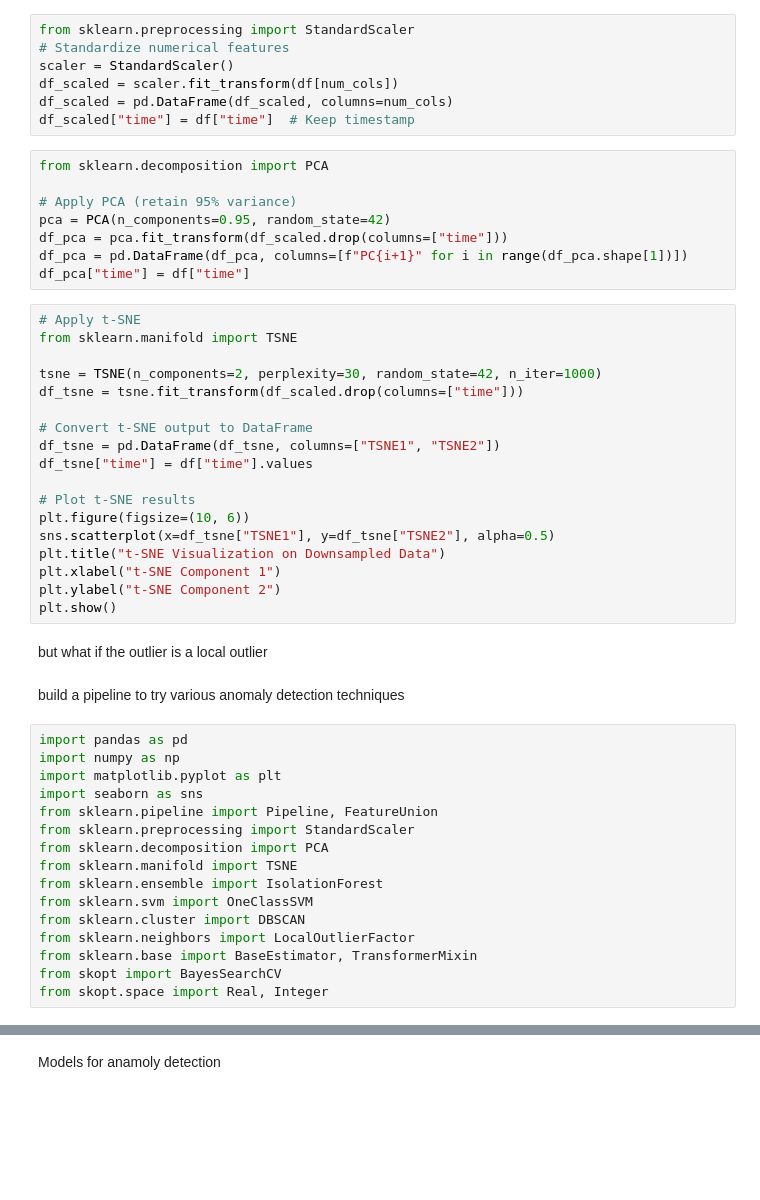
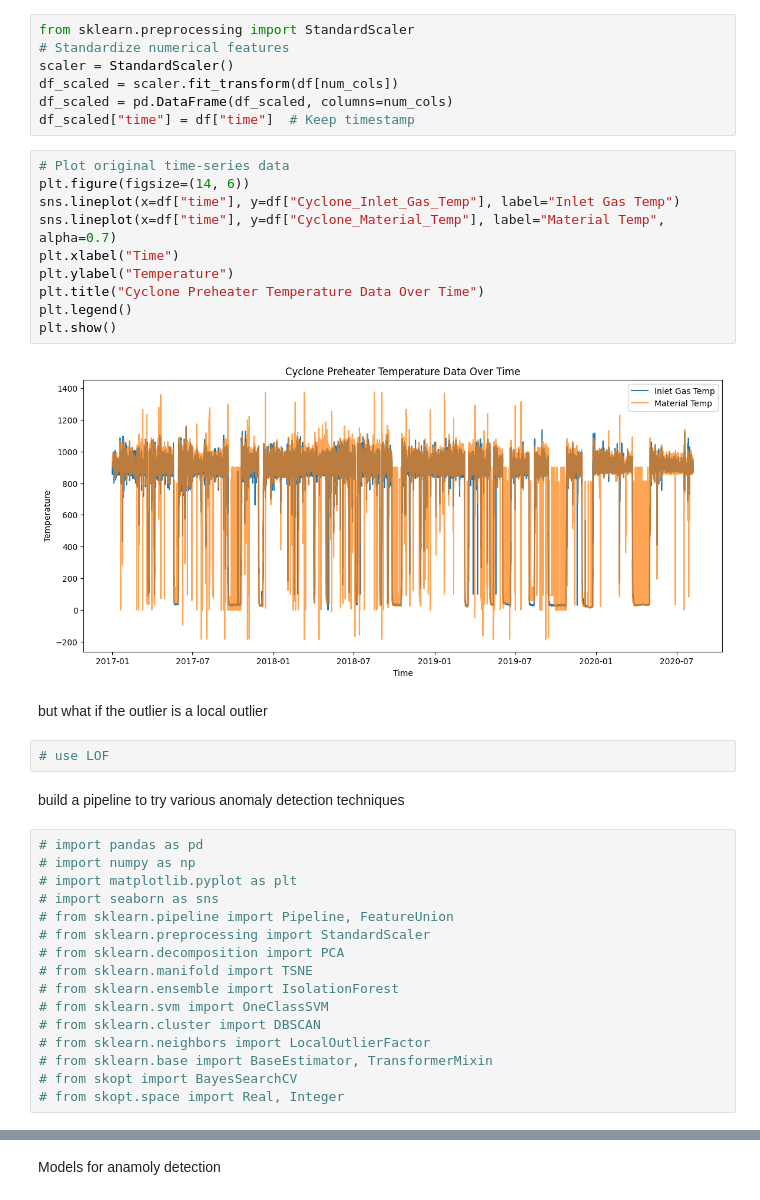
Before and after one commit to arshadjamal6002/Optimized-LOF-Based-Anomaly-Detection-Pipeline-with-Bayesian-Tuning-using-Skopt, a Jupyter notebook: assignment.ipynb, the cells around one changed output, grey strips where cells are left out. Cells and saved outputs as stored; diff of their text form; blank space fills up the shorter version.

```diff
--- a/assignment.ipynb
+++ b/assignment.ipynb
@@ -210,50 +210,38 @@ scaler = StandardScaler()
 df_scaled = scaler.fit_transform(df[num_cols])
 df_scaled = pd.DataFrame(df_scaled, columns=num_cols)
 df_scaled["time"] = df["time"]  # Keep timestamp
-# %%
-from sklearn.decomposition import PCA
-
-# Apply PCA (retain 95% variance)
-pca = PCA(n_components=0.95, random_state=42)
-df_pca = pca.fit_transform(df_scaled.drop(columns=["time"]))
-df_pca = pd.DataFrame(df_pca, columns=[f"PC{i+1}" for i in range(df_pca.shape[1])])
-df_pca["time"] = df["time"]
-# %%
-# Apply t-SNE
-from sklearn.manifold import TSNE
-
-tsne = TSNE(n_components=2, perplexity=30, random_state=42, n_iter=1000)
-df_tsne = tsne.fit_transform(df_scaled.drop(columns=["time"]))
-
-# Convert t-SNE output to DataFrame
-df_tsne = pd.DataFrame(df_tsne, columns=["TSNE1", "TSNE2"])
-df_tsne["time"] = df["time"].values
-
-# Plot t-SNE results
-plt.figure(figsize=(10, 6))
-sns.scatterplot(x=df_tsne["TSNE1"], y=df_tsne["TSNE2"], alpha=0.5)
-plt.title("t-SNE Visualization on Downsampled Data")
-plt.xlabel("t-SNE Component 1")
-plt.ylabel("t-SNE Component 2")
-plt.show()
+# %%
+# Plot original time-series data
+plt.figure(figsize=(14, 6))
+sns.lineplot(x=df["time"], y=df["Cyclone_Inlet_Gas_Temp"], label="Inlet Gas Temp")
+sns.lineplot(x=df["time"], y=df["Cyclone_Material_Temp"], label="Material Temp", alpha=0.7)
+plt.xlabel("Time")
+plt.ylabel("Temperature")
+plt.title("Cyclone Preheater Temperature Data Over Time")
+plt.legend()
+plt.show()
+# %% [output]
+[figure, added]
 # %% [markdown]
 but what if the outlier is a local outlier
+# %%
+# use LOF
 # %% [markdown]
 build a pipeline to try various anomaly detection techniques
 # %%
-import pandas as pd
-import numpy as np
-import matplotlib.pyplot as plt
-import seaborn as sns
-from sklearn.pipeline import Pipeline, FeatureUnion
-from sklearn.preprocessing import StandardScaler
-from sklearn.decomposition import PCA
-from sklearn.manifold import TSNE
-from sklearn.ensemble import IsolationForest
-from sklearn.svm import OneClassSVM
-from sklearn.cluster import DBSCAN
-from sklearn.neighbors import LocalOutlierFactor
-from sklearn.base import BaseEstimator, TransformerMixin
-from skopt import BayesSearchCV
-from skopt.space import Real, Integer
+# import pandas as pd
+# import numpy as np
+# import matplotlib.pyplot as plt
+# import seaborn as sns
+# from sklearn.pipeline import Pipeline, FeatureUnion
+# from sklearn.preprocessing import StandardScaler
+# from sklearn.decomposition import PCA
+# from sklearn.manifold import TSNE
+# from sklearn.ensemble import IsolationForest
+# from sklearn.svm import OneClassSVM
+# from sklearn.cluster import DBSCAN
+# from sklearn.neighbors import LocalOutlierFactor
+# from sklearn.base import BaseEstimator, TransformerMixin
+# from skopt import BayesSearchCV
+# from skopt.space import Real, Integer
 # %%
```
Also changed, not shown: parts of 39 cells of this notebook.
